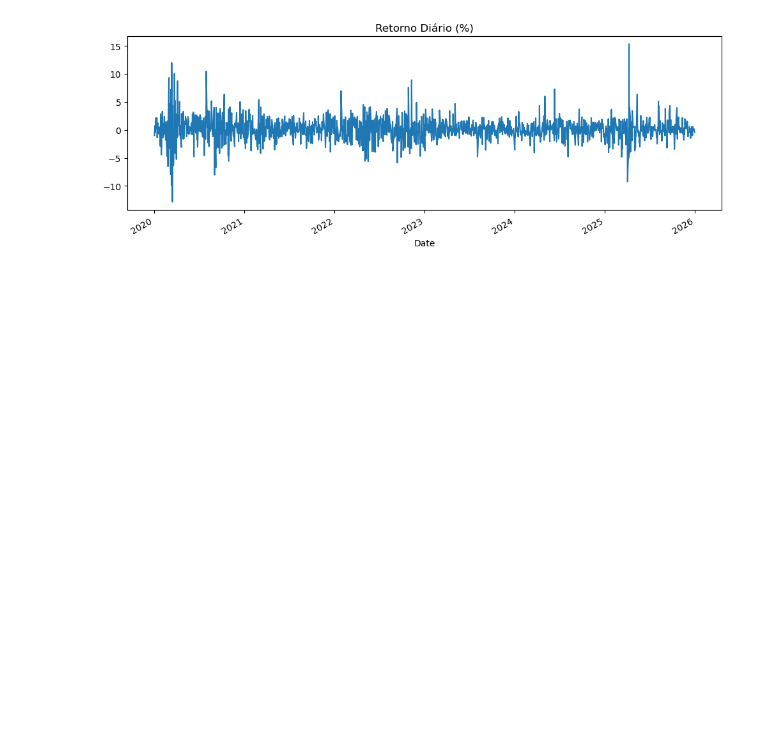
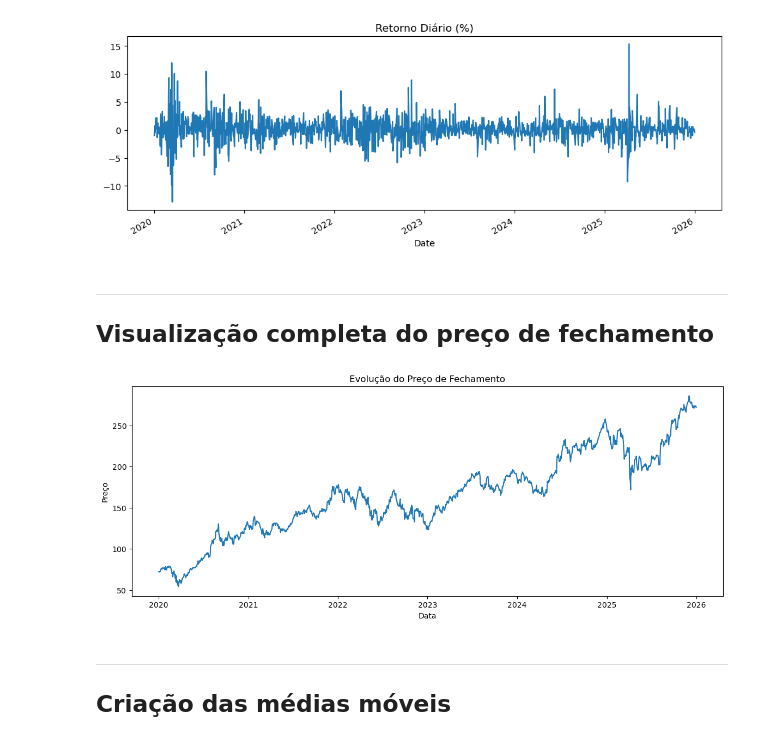
Before and after one commit to wellitonrocha/data_science_journey, a Jupyter notebook: Semana04_Python_Financas/finance_analysis.ipynb, the cells around one changed output. Drawn from its saved outputs; the diff is of its cells as text; code cells hidden in the pictures; blank space fills up the shorter version.

Commit message:
Semana 04 | Dia 3: análise temporal e médias móveis

```diff
--- a/Semana04_Python_Financas/finance_analysis.ipynb
+++ b/Semana04_Python_Financas/finance_analysis.ipynb
@@ -192,3 +192,18 @@ df["Retorno_Diario"].plot(
 plt.show()
 # %% [output]
 [figure]
+# %% [markdown]
+---
+## Visualização completa do preço de fechamento
+# %%
+plt.figure(figsize=(14, 5))
+plt.plot(df.index, df["Close"])
+plt.title("Evolução do Preço de Fechamento")
+plt.xlabel("Data")
+plt.ylabel("Preço")
+plt.show()
+# %% [output]
+[figure, added]
+# %% [markdown]
+---
+## Criação das médias móveis
```
Also changed, not shown: parts of 6 cells of this notebook, 1 other file.
